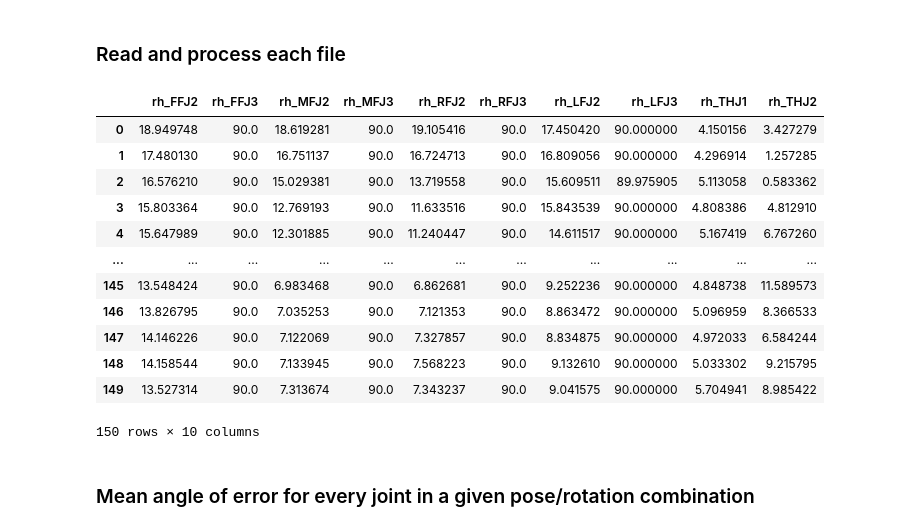
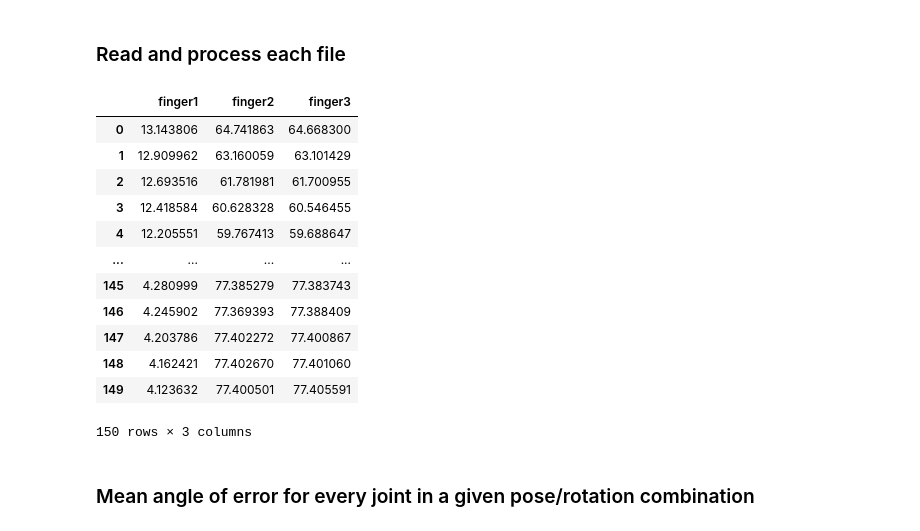
Before and after one commit to Aashvin/hand-tracking-robot-control, a Jupyter notebook: 3_finger_analysis.ipynb, the cells around one changed output. Drawn from its saved outputs; the diff is of its cells as text; code cells hidden in the pictures.

```diff
--- a/3_finger_analysis.ipynb
+++ b/3_finger_analysis.ipynb
@@ -74,33 +74,33 @@ pose_joints_dfs = {key: pd.DataFrame(pose_joints[key]) for key in pose_joints.ke
 # %% [markdown]
 ### Read and process each file
 # %%
-num_fingers = 5
+num_fingers = 3
 pose = 7
 
 pose_files = []
 for i in range(-90, 91, 30):
     file_path = f"test_data/{num_fingers}-fingers-pose{pose}-angle{i}.csv"
     pose_files.append(pd.read_csv(file_path))
 
 for i in range(len(pose_files)):
     for col in pose_files[i].columns:
         pose_files[i][col] = np.rad2deg(pose_files[i][col])
 
 pose_files[0]
 # %% [output]
-|  | rh_FFJ2 | rh_FFJ3 | rh_MFJ2 | rh_MFJ3 | rh_RFJ2 | rh_RFJ3 | rh_LFJ2 | rh_LFJ3 | rh_THJ1 | rh_THJ2 |
-| 0 | 18.949748 | 90.0 | 18.619281 | 90.0 | 19.105416 | 90.0 | 17.450420 | 90.000000 | 4.150156 | 3.427279 |
-| 1 | 17.480130 | 90.0 | 16.751137 | 90.0 | 16.724713 | 90.0 | 16.809056 | 90.000000 | 4.296914 | 1.257285 |
-| 2 | 16.576210 | 90.0 | 15.029381 | 90.0 | 13.719558 | 90.0 | 15.609511 | 89.975905 | 5.113058 | 0.583362 |
-| 3 | 15.803364 | 90.0 | 12.769193 | 90.0 | 11.633516 | 90.0 | 15.843539 | 90.000000 | 4.808386 | 4.812910 |
-| 4 | 15.647989 | 90.0 | 12.301885 | 90.0 | 11.240447 | 90.0 | 14.611517 | 90.000000 | 5.167419 | 6.767260 |
-| ... | ... | ... | ... | ... | ... | ... | ... | ... | ... | ... |
-| 145 | 13.548424 | 90.0 | 6.983468 | 90.0 | 6.862681 | 90.0 | 9.252236 | 90.000000 | 4.848738 | 11.589573 |
-| 146 | 13.826795 | 90.0 | 7.035253 | 90.0 | 7.121353 | 90.0 | 8.863472 | 90.000000 | 5.096959 | 8.366533 |
-| 147 | 14.146226 | 90.0 | 7.122069 | 90.0 | 7.327857 | 90.0 | 8.834875 | 90.000000 | 4.972033 | 6.584244 |
-| 148 | 14.158544 | 90.0 | 7.133945 | 90.0 | 7.568223 | 90.0 | 9.132610 | 90.000000 | 5.033302 | 9.215795 |
-| 149 | 13.527314 | 90.0 | 7.313674 | 90.0 | 7.343237 | 90.0 | 9.041575 | 90.000000 | 5.704941 | 8.985422 |
+|  | finger1 | finger2 | finger3 |
+| 0 | 13.143806 | 64.741863 | 64.668300 |
+| 1 | 12.909962 | 63.160059 | 63.101429 |
+| 2 | 12.693516 | 61.781981 | 61.700955 |
+| 3 | 12.418584 | 60.628328 | 60.546455 |
+| 4 | 12.205551 | 59.767413 | 59.688647 |
+| ... | ... | ... | ... |
+| 145 | 4.280999 | 77.385279 | 77.383743 |
+| 146 | 4.245902 | 77.369393 | 77.388409 |
+| 147 | 4.203786 | 77.402272 | 77.400867 |
+| 148 | 4.162421 | 77.402670 | 77.401060 |
+| 149 | 4.123632 | 77.400501 | 77.405591 |
-150 rows × 10 columns
+150 rows × 3 columns
 # %% [markdown]
 ### Mean angle of error for every joint in a given pose/rotation combination
 # %%
```
Also changed, not shown: parts of 4 cells of this notebook, 1 other file.
